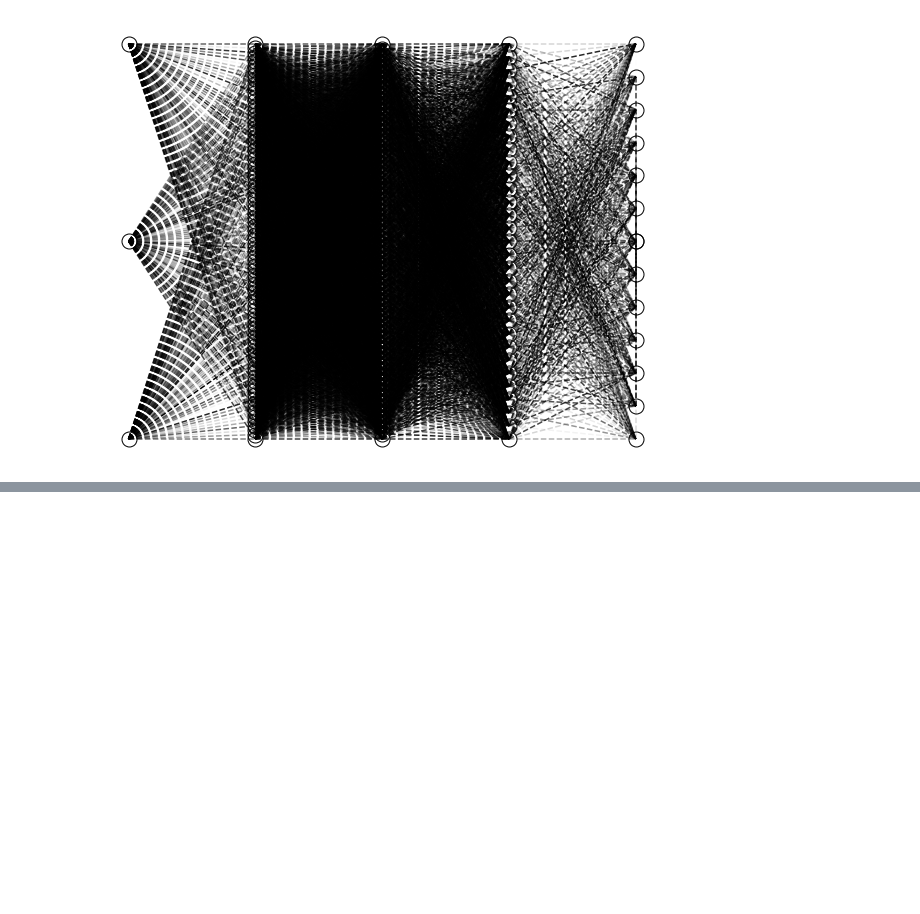
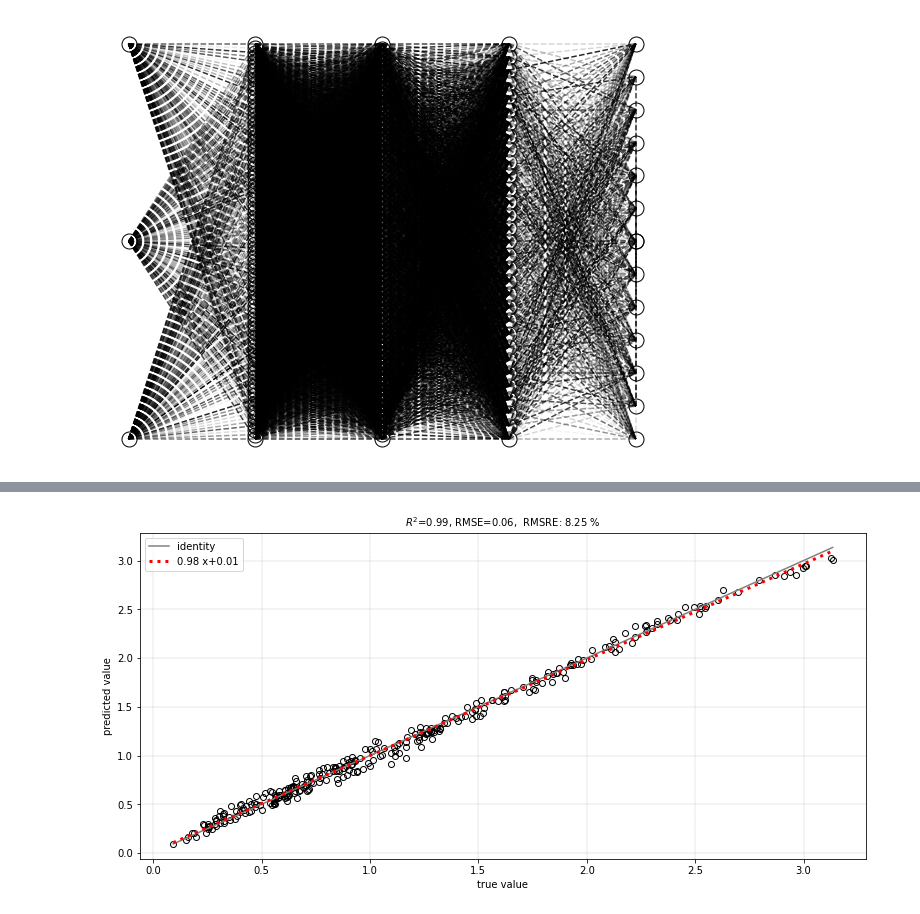
Before and after one commit to guiisc/tcc_feq_guilherme_silva_costa, a Jupyter notebook: model_section/t1-keras.ipynb, the cells around one changed output, grey strips where cells are left out. Cells and saved outputs as stored; diff of their text form; code cells hidden in the pictures; blank space fills up the shorter version.

```diff
--- a/model_section/t1-keras.ipynb
+++ b/model_section/t1-keras.ipynb
@@ -78,0 +113,6 @@ plot_first_layer_keras(model, label=x_cols)
+# %%
+a = keras.models.load_model('models/model_n1000_order2.h5', compile=True)
+# %%
+plot_identity_keras(a, X_test, Y_test)
+# %% [output]
+[figure, added]
```
Also changed, not shown: parts of 17 cells of this notebook, 10 other files.
